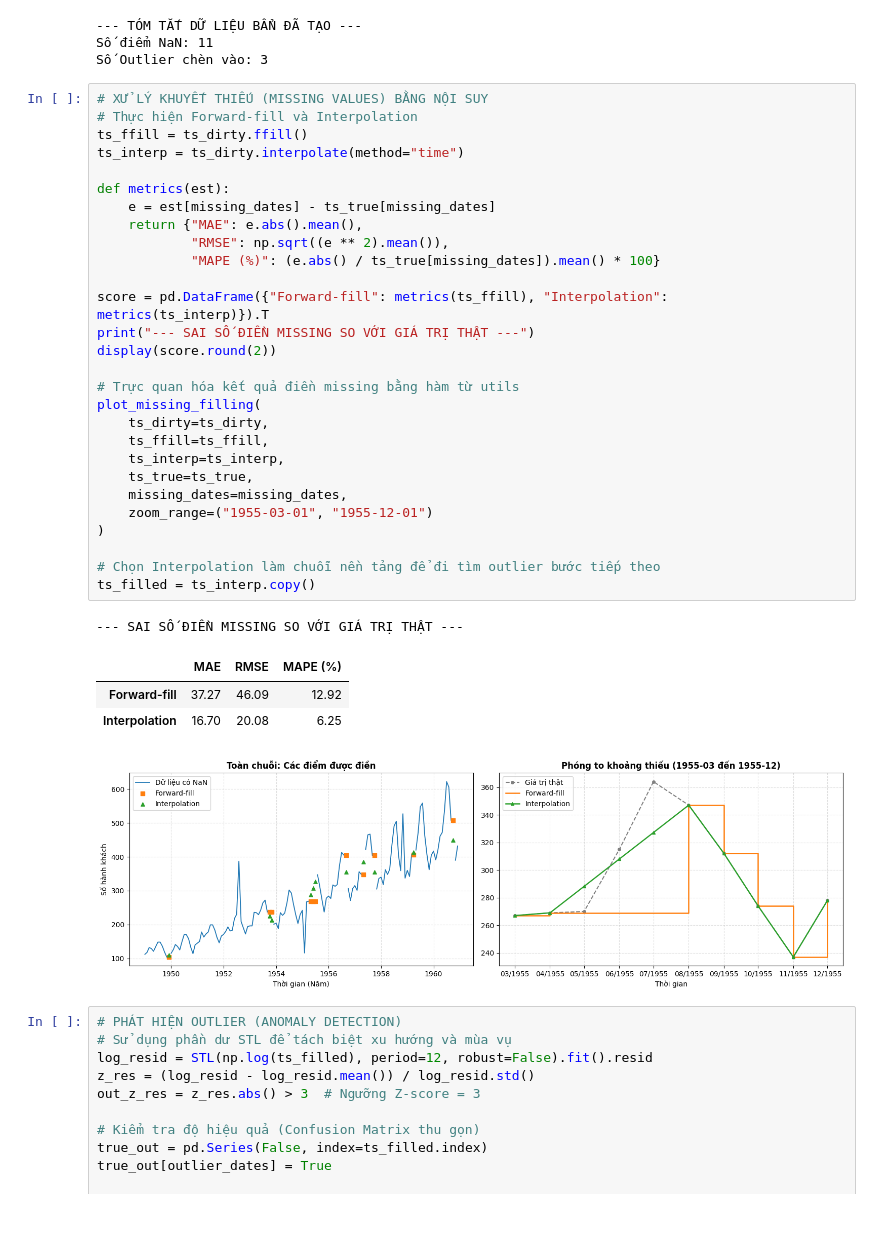
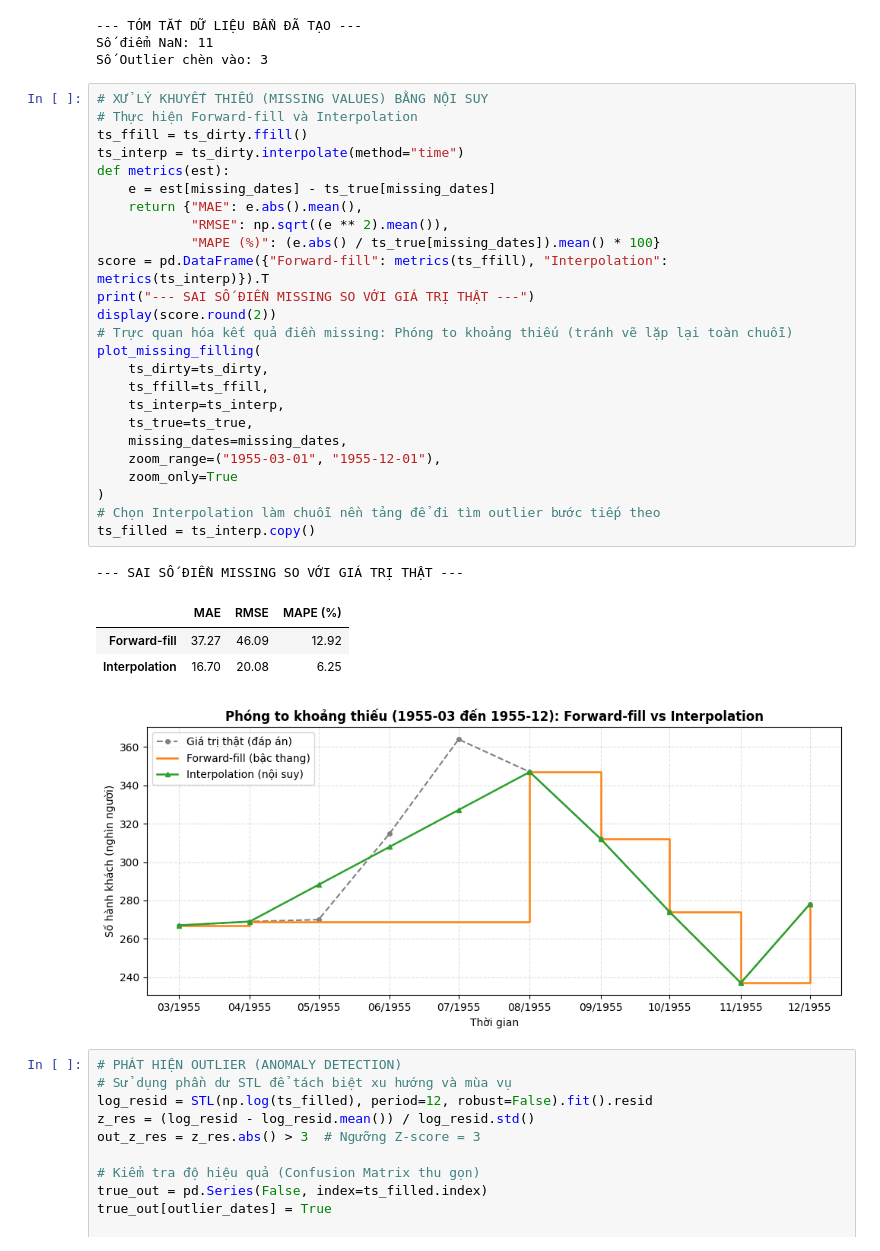
Before and after one commit to OrangkillEmily/Lab_TimeSeries, a Jupyter notebook: notebooks/lab01/Lab01_TimeSeries.ipynb, the cells around one changed output. Drawn from its saved outputs; the diff is of its cells as text; blank space fills up the shorter version.

```diff
--- a/notebooks/lab01/Lab01_TimeSeries.ipynb
+++ b/notebooks/lab01/Lab01_TimeSeries.ipynb
@@ -364,37 +409,34 @@ Số Outlier chèn vào: 3
 # %%
 # XỬ LÝ KHUYẾT THIẾU (MISSING VALUES) BẰNG NỘI SUY
 # Thực hiện Forward-fill và Interpolation
 ts_ffill = ts_dirty.ffill()
 ts_interp = ts_dirty.interpolate(method="time")
-
 def metrics(est):
     e = est[missing_dates] - ts_true[missing_dates]
     return {"MAE": e.abs().mean(),
             "RMSE": np.sqrt((e ** 2).mean()),
             "MAPE (%)": (e.abs() / ts_true[missing_dates]).mean() * 100}
-
 score = pd.DataFrame({"Forward-fill": metrics(ts_ffill), "Interpolation": metrics(ts_interp)}).T
 print("--- SAI SỐ ĐIỀN MISSING SO VỚI GIÁ TRỊ THẬT ---")
 display(score.round(2))
-
-# Trực quan hóa kết quả điền missing bằng hàm từ utils
+# Trực quan hóa kết quả điền missing: Phóng to khoảng thiếu (tránh vẽ lặp lại toàn chuỗi)
 plot_missing_filling(
     ts_dirty=ts_dirty,
     ts_ffill=ts_ffill,
     ts_interp=ts_interp,
     ts_true=ts_true,
     missing_dates=missing_dates,
-    zoom_range=("1955-03-01", "1955-12-01")
+    zoom_range=("1955-03-01", "1955-12-01"),
+    zoom_only=True
 )
-
 # Chọn Interpolation làm chuỗi nền tảng để đi tìm outlier bước tiếp theo
 ts_filled = ts_interp.copy()
 # %% [output]
 --- SAI SỐ ĐIỀN MISSING SO VỚI GIÁ TRỊ THẬT ---
 |  | MAE | RMSE | MAPE (%) |
 | Forward-fill | 37.27 | 46.09 | 12.92 |
 | Interpolation | 16.70 | 20.08 | 6.25 |
-[figure, old version]
+[figure, new version]
 # %%
 # PHÁT HIỆN OUTLIER (ANOMALY DETECTION)
 # Sử dụng phần dư STL để tách biệt xu hướng và mùa vụ
```
Also changed, not shown: parts of 9 cells of this notebook, 2 other files.
